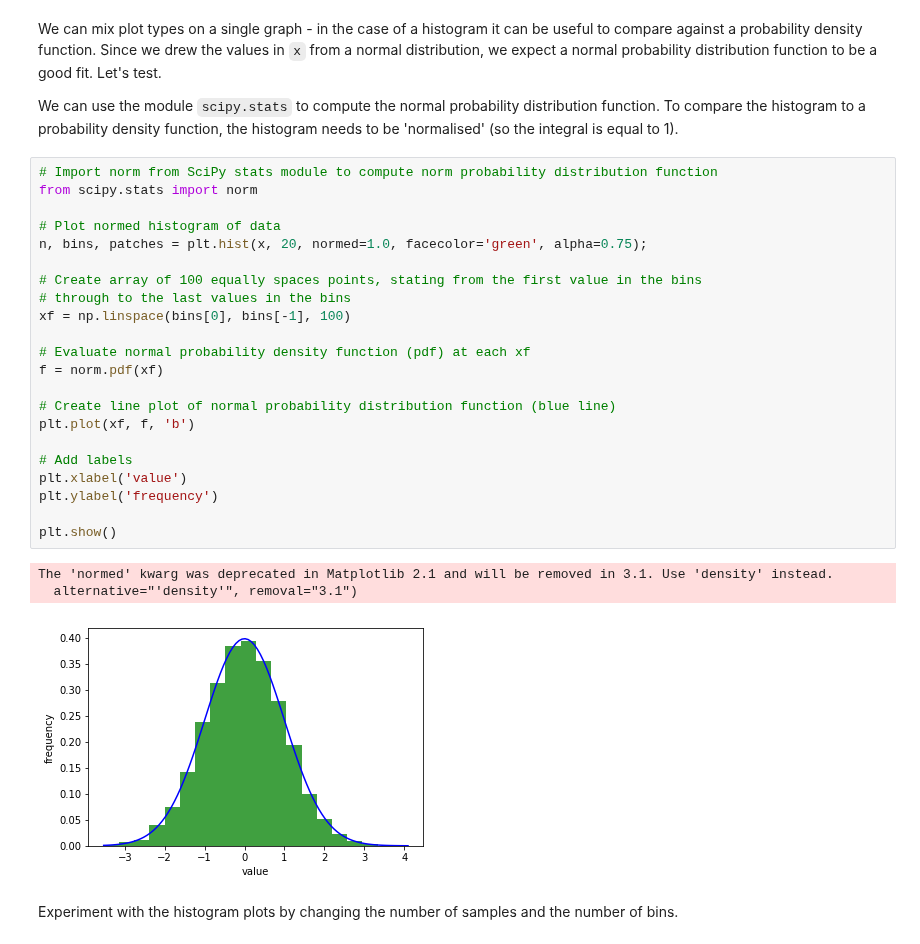
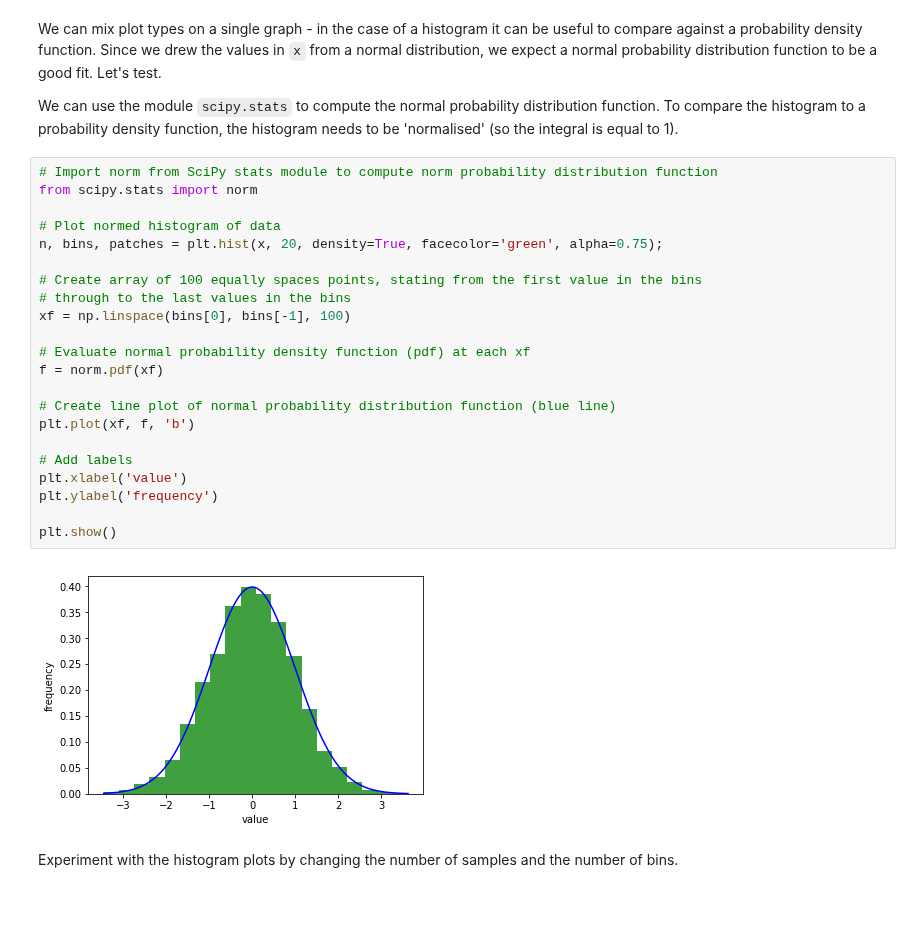
Before and after one commit to p-hassenpflug/Informatik-1, a Jupyter notebook: 08 Visualisierung.ipynb, the cells around one changed output. Drawn from its saved outputs; the diff is of its cells as text; blank space fills up the shorter version.

```diff
--- a/08 Visualisierung.ipynb
+++ b/08 Visualisierung.ipynb
@@ -320,29 +265,27 @@ We can use the module `scipy.stats` to compute the normal probability distributi
 # %%
 # Import norm from SciPy stats module to compute norm probability distribution function
 from scipy.stats import norm
 
 # Plot normed histogram of data
-n, bins, patches = plt.hist(x, 20, normed=1.0, facecolor='green', alpha=0.75);
+n, bins, patches = plt.hist(x, 20, density=True, facecolor='green', alpha=0.75);
 
 # Create array of 100 equally spaces points, stating from the first value in the bins
 # through to the last values in the bins
 xf = np.linspace(bins[0], bins[-1], 100)
 
 # Evaluate normal probability density function (pdf) at each xf
 f = norm.pdf(xf)
 
 # Create line plot of normal probability distribution function (blue line)
 plt.plot(xf, f, 'b')
 
 # Add labels
 plt.xlabel('value')
 plt.ylabel('frequency')
 
 plt.show()
 # %% [output]
-The 'normed' kwarg was deprecated in Matplotlib 2.1 and will be removed in 3.1. Use 'density' instead.
-  alternative="'density'", removal="3.1")
-[figure, old version]
+[figure, new version]
 # %% [markdown]
 Experiment with the histogram plots by changing the number of samples and the number of bins.
 # %% [markdown]
```
Also changed, not shown: parts of 35 cells of this notebook, 2 other files.
